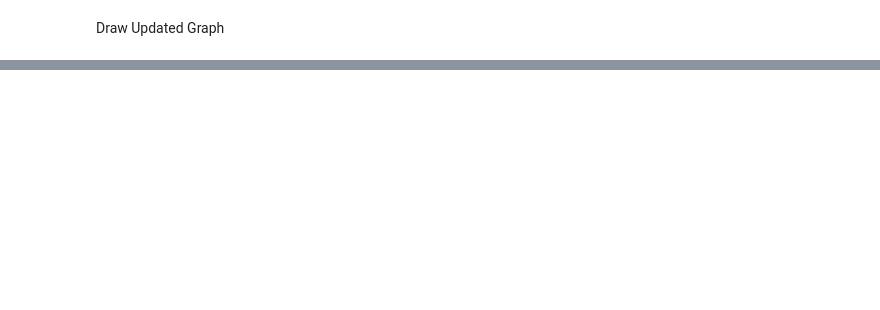
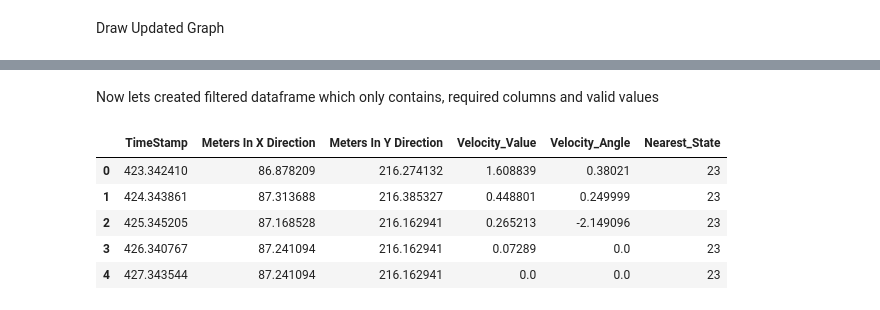
Before and after one commit to mashkarharis/Indoor-Floorplan-Localization-CRF, a Jupyter notebook: CRF.ipynb, the cells around one changed output, grey strips where cells are left out. Cells and saved outputs as stored; diff of their text form; code cells hidden in the pictures; blank space fills up the shorter version.

```diff
--- a/CRF.ipynb
+++ b/CRF.ipynb
@@ -327,0 +423,15 @@ plt.show()
+# %% [markdown]
+Now lets created filtered dataframe which only contains, required columns and valid values
+# %%
+filtered_df=updated_df.copy()
+filtered_df=filtered_df[filtered_df['isValid'] == 1]
+filtered_df=filtered_df[["TimeStamp","Meters In X Direction","Meters In Y Direction","Velocity_Value","Velocity_Angle","Nearest_State"]]
+filtered_df.reset_index(inplace=True, drop=True)
+filtered_df.head()
+# %% [output]
+|  | TimeStamp | Meters In X Direction | Meters In Y Direction | Velocity_Value | Velocity_Angle | Nearest_State |
+| 0 | 423.342410 | 86.878209 | 216.274132 | 1.608839 | 0.38021 | 23 |
+| 1 | 424.343861 | 87.313688 | 216.385327 | 0.448801 | 0.249999 | 23 |
+| 2 | 425.345205 | 87.168528 | 216.162941 | 0.265213 | -2.149096 | 23 |
+| 3 | 426.340767 | 87.241094 | 216.162941 | 0.07289 | 0.0 | 23 |
+| 4 | 427.343544 | 87.241094 | 216.162941 | 0.0 | 0.0 | 23 |
```
Also changed, not shown: parts of 21 cells of this notebook.
